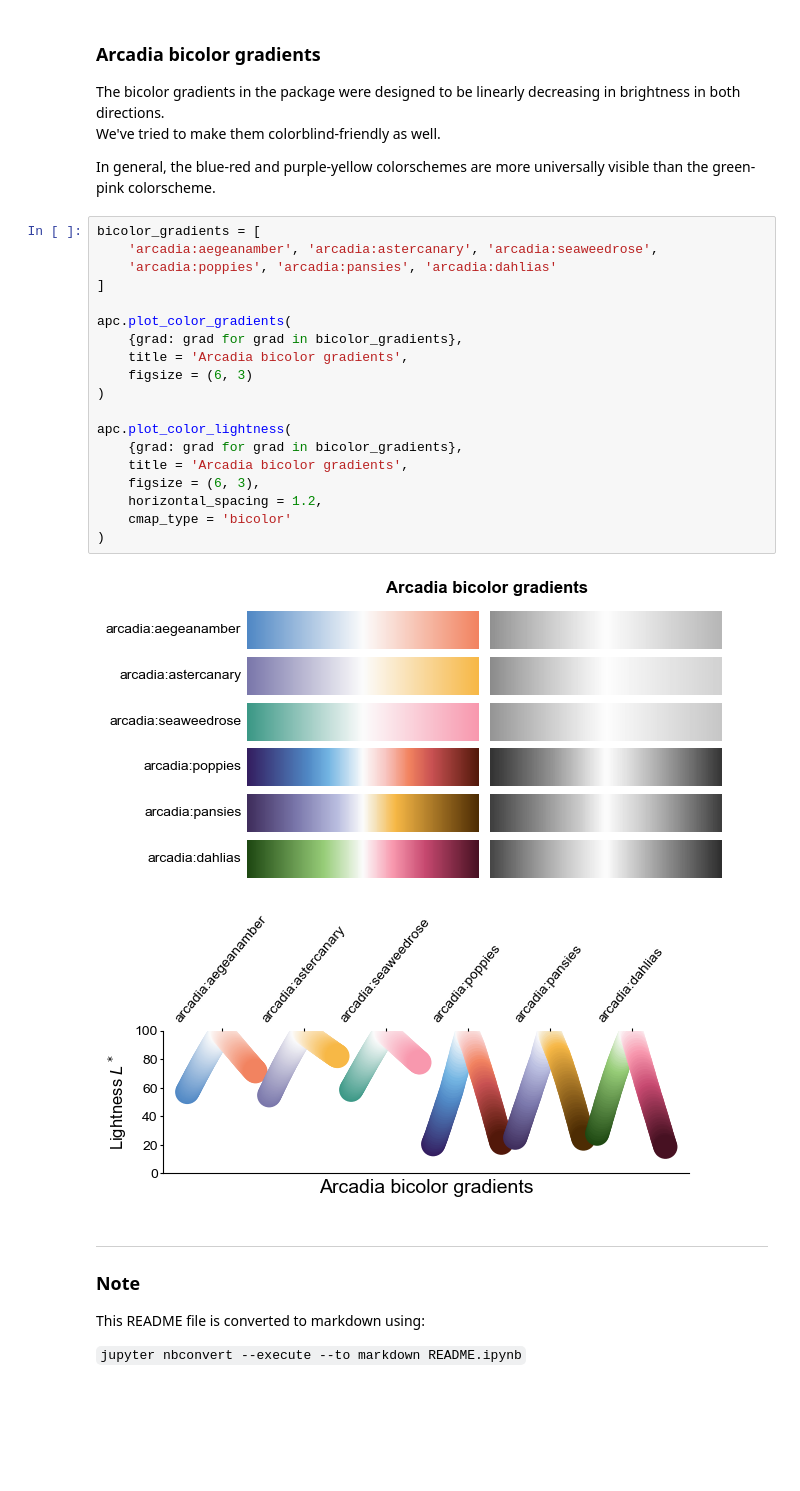
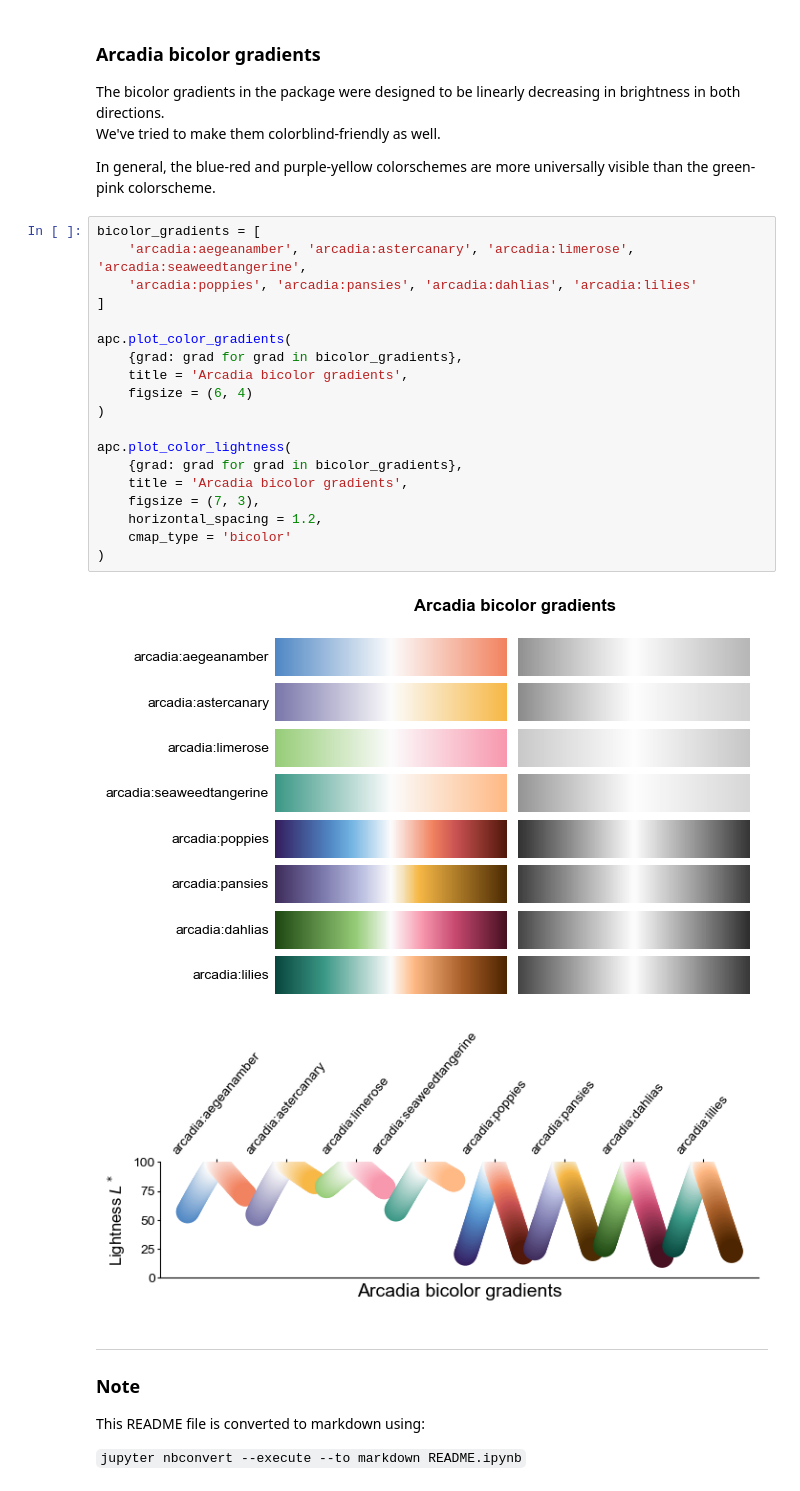
Before and after one commit to Arcadia-Science/arcadia-pycolor, a Jupyter notebook: README.ipynb, the cells around one changed output. Cells and saved outputs as stored; diff of their text form; blank space fills up the shorter version.

```diff
--- a/README.ipynb
+++ b/README.ipynb
@@ -556,28 +566,28 @@ The bicolor gradients in the package were designed to be linearly decreasing in
 We've tried to make them colorblind-friendly as well.
 
 In general, the blue-red and purple-yellow colorschemes are more universally visible than the green-pink colorscheme.
-# %%
-bicolor_gradients = [
-    'arcadia:aegeanamber', 'arcadia:astercanary', 'arcadia:seaweedrose',
-    'arcadia:poppies', 'arcadia:pansies', 'arcadia:dahlias'
-]
-
-apc.plot_color_gradients(
-    {grad: grad for grad in bicolor_gradients},
-    title = 'Arcadia bicolor gradients',
-    figsize = (6, 3)
-)
-
-apc.plot_color_lightness(
-    {grad: grad for grad in bicolor_gradients},
-    title = 'Arcadia bicolor gradients',
-    figsize = (6, 3),
-    horizontal_spacing = 1.2,
-    cmap_type = 'bicolor'
-)
-# %% [output]
-[figure, removed]
-[figure, removed]
+# %%
+bicolor_gradients = [
+    'arcadia:aegeanamber', 'arcadia:astercanary', 'arcadia:limerose', 'arcadia:seaweedtangerine',
+    'arcadia:poppies', 'arcadia:pansies', 'arcadia:dahlias', 'arcadia:lilies'
+]
+
+apc.plot_color_gradients(
+    {grad: grad for grad in bicolor_gradients},
+    title = 'Arcadia bicolor gradients',
+    figsize = (6, 4)
+)
+
+apc.plot_color_lightness(
+    {grad: grad for grad in bicolor_gradients},
+    title = 'Arcadia bicolor gradients',
+    figsize = (7, 3),
+    horizontal_spacing = 1.2,
+    cmap_type = 'bicolor'
+)
+# %% [output]
+[figure, added]
+[figure, added]
 # %% [markdown]
 ---
 ### Note
```
Also changed, not shown: parts of 12 cells of this notebook, 46 other files.
